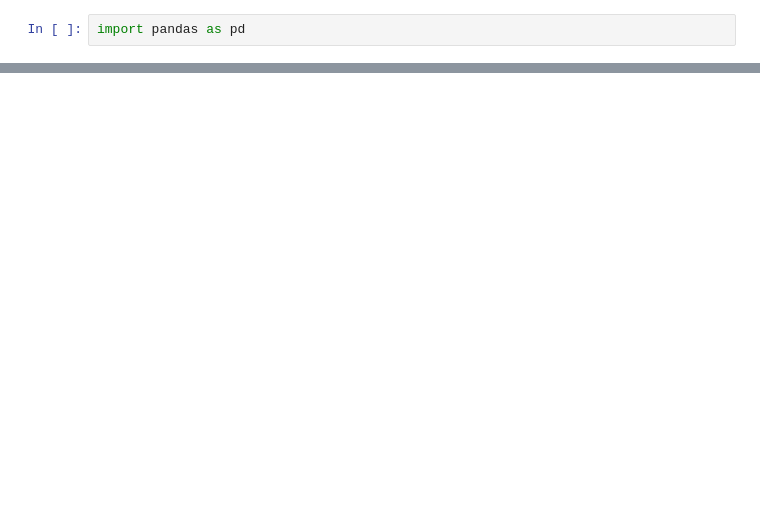
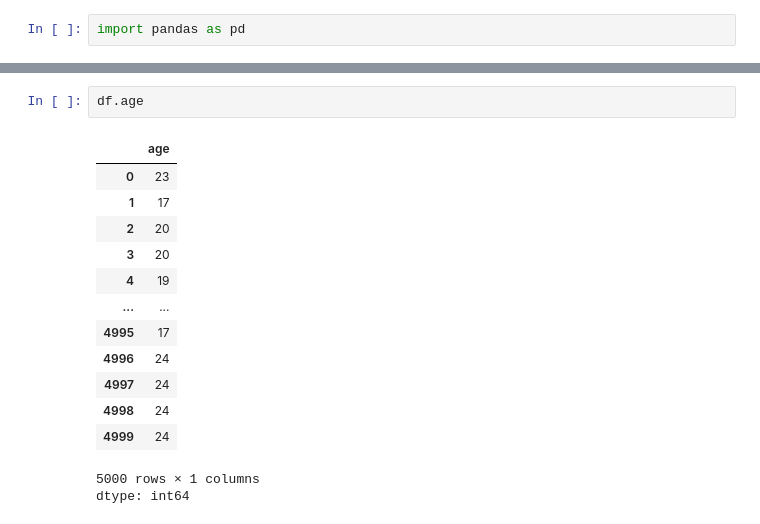
Before and after one commit to nandhinigoud2026-ui/ML_LAB_26-27, a Jupyter notebook: pandas.ipynb, the cells around one changed output, grey strips where cells are left out. Saved outputs shown, nothing was run; the diff lists cells and outputs as text; blank space fills up the shorter version.

```diff
--- a/pandas.ipynb
+++ b/pandas.ipynb
@@ -84 +94,18 @@ Index(['longitude', 'latitude', 'housing_median_age', 'total_rooms',
       dtype='object')
+# %%
+df.age
+# %% [output]
+|  | age |
+| 0 | 23 |
+| 1 | 17 |
+| 2 | 20 |
+| 3 | 20 |
+| 4 | 19 |
+| ... | ... |
+| 4995 | 17 |
+| 4996 | 24 |
+| 4997 | 24 |
+| 4998 | 24 |
+| 4999 | 24 |
+5000 rows × 1 columns
+dtype: int64
```
Also changed, not shown: parts of 15 cells of this notebook.
